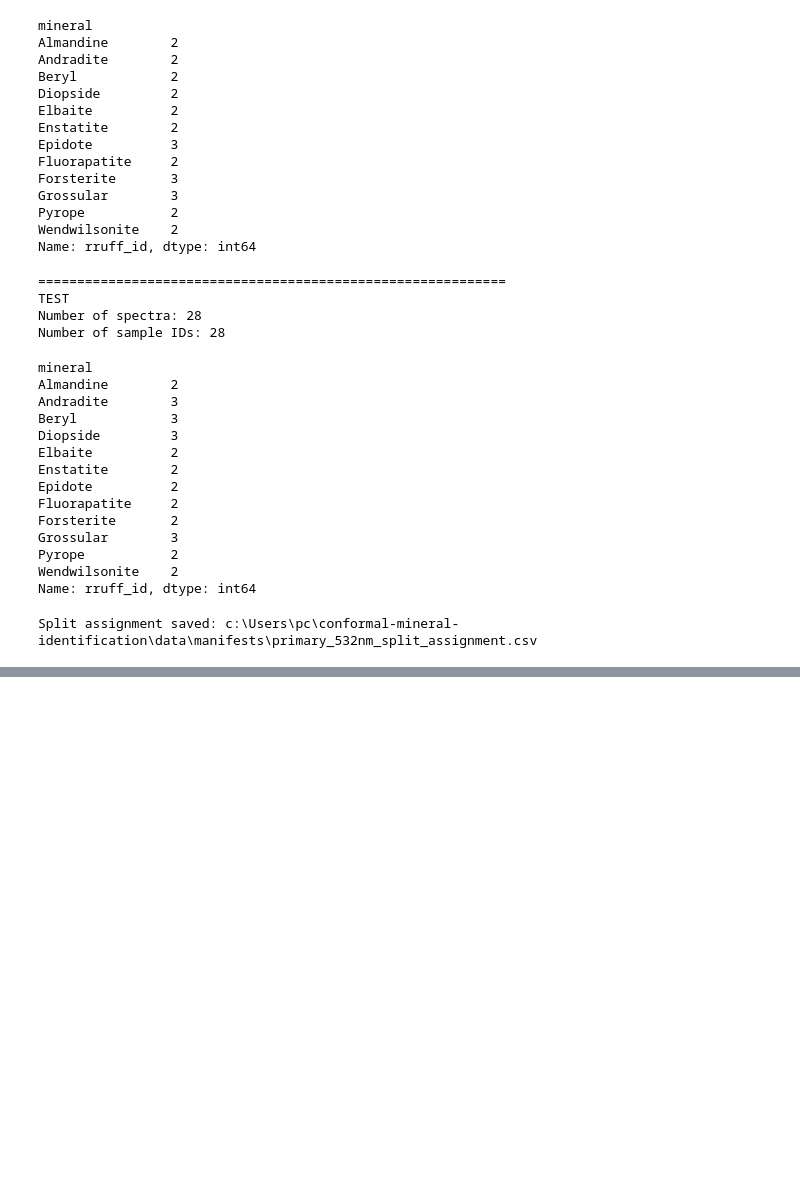
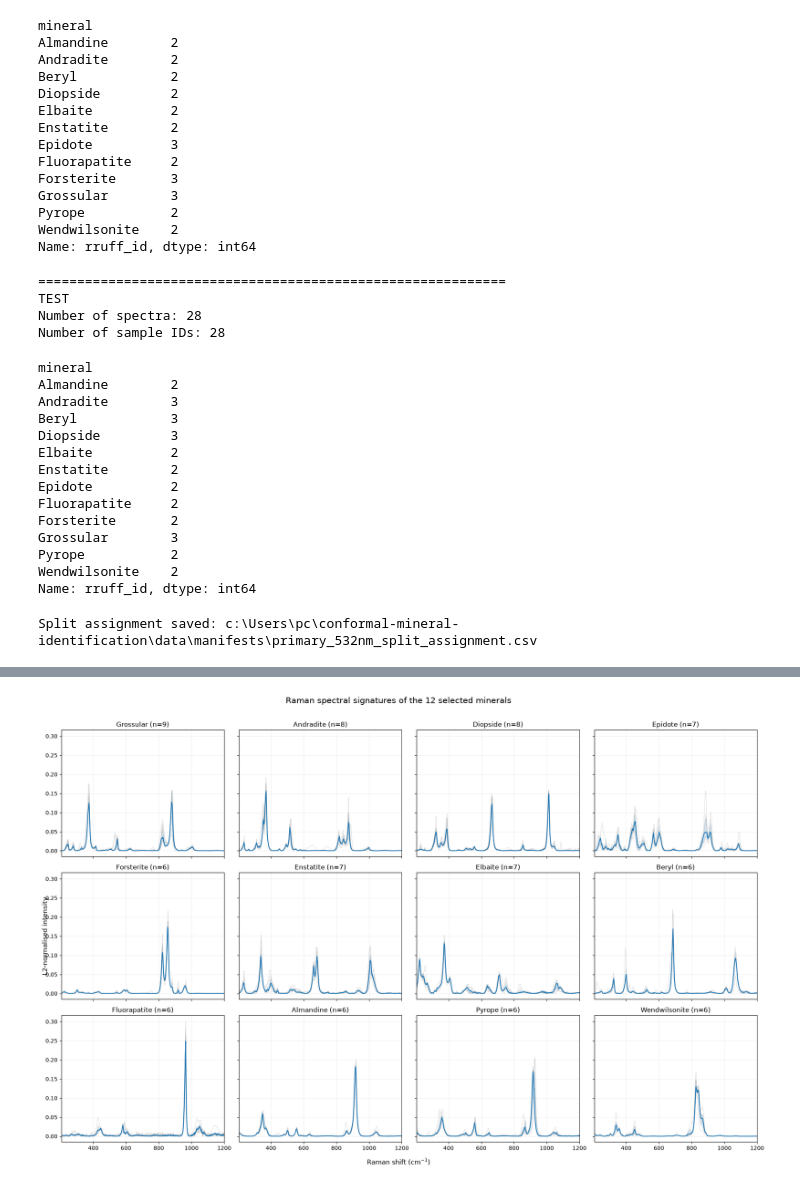
Before and after one commit to Aimar99/conformal-mineral-identification, a Jupyter notebook: notebooks/00_data_audit.ipynb, the cells around one changed output, grey strips where cells are left out. Drawn from its saved outputs; the diff is of its cells as text; code cells hidden in the pictures; blank space fills up the shorter version.

```diff
--- a/notebooks/00_data_audit.ipynb
+++ b/notebooks/00_data_audit.ipynb
@@ -2121,0 +2467,98 @@ Split assignment saved: c:\Users\pc\conformal-mineral-identification\data\manife
+# %%
+mineral_order = [
+    "Grossular",
+    "Andradite",
+    "Diopside",
+    "Epidote",
+    "Forsterite",
+    "Enstatite",
+    "Elbaite",
+    "Beryl",
+    "Fluorapatite",
+    "Almandine",
+    "Pyrope",
+    "Wendwilsonite"
+]
+
+fig, axes = plt.subplots(
+    3,
+    4,
+    figsize=(19, 12),
+    sharex=True,
+    sharey=True
+)
+
+axes = axes.flatten()
+
+for ax, mineral in zip(axes, mineral_order):
+
+    mask = meta_train["mineral"].to_numpy() == mineral
+
+    spectra = X_train_l2[mask]
+
+    # Individual spectra
+    for spectrum in spectra:
+
+        ax.plot(
+            grid,
+            spectrum,
+            color="grey",
+            alpha=0.30,
+            linewidth=0.65
+        )
+
+    # Class-level statistics
+    median = np.median(spectra, axis=0)
+
+    q25 = np.quantile(spectra, 0.25, axis=0)
+
+    q75 = np.quantile(spectra, 0.75, axis=0)
+
+    # Interquartile region
+    ax.fill_between(
+        grid,
+        q25,
+        q75,
+        alpha=0.20,
+        label="25th–75th percentile"
+    )
+
+    # Median spectral signature
+    ax.plot(
+        grid,
+        median,
+        linewidth=1.5,
+        label="Median"
+    )
+
+    ax.set_title(
+        f"{mineral} (n={len(spectra)})"
+    )
+
+    ax.grid(alpha=0.2)
+
+    ax.set_xlim(205, 1200)
+
+
+fig.supxlabel("Raman shift (cm$^{-1}$)", fontsize=12)
+
+fig.supylabel("L2-normalised intensity", fontsize=12)
+
+fig.suptitle(
+    "Raman spectral signatures of the 12 selected minerals",
+    fontsize=15,
+    y=1.01
+)
+
+plt.tight_layout()
+
+fig.savefig(
+    PROJECT_ROOT / "reports" / "figures" /
+    "mineral_spectral_signatures.png",
+    dpi=300,
+    bbox_inches="tight"
+)
+
+plt.show()
+# %% [output]
+[figure, added]
```
Also changed, not shown: parts of 21 cells of this notebook, 5 other files.
